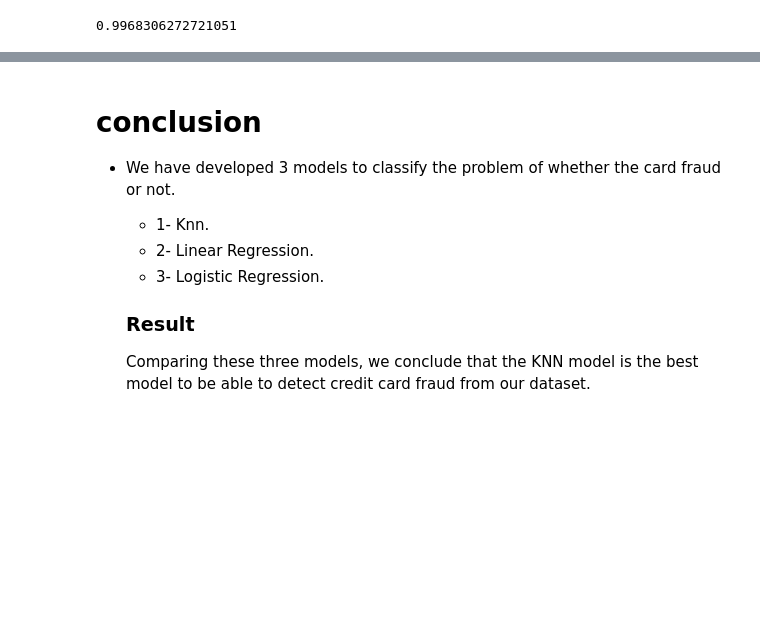
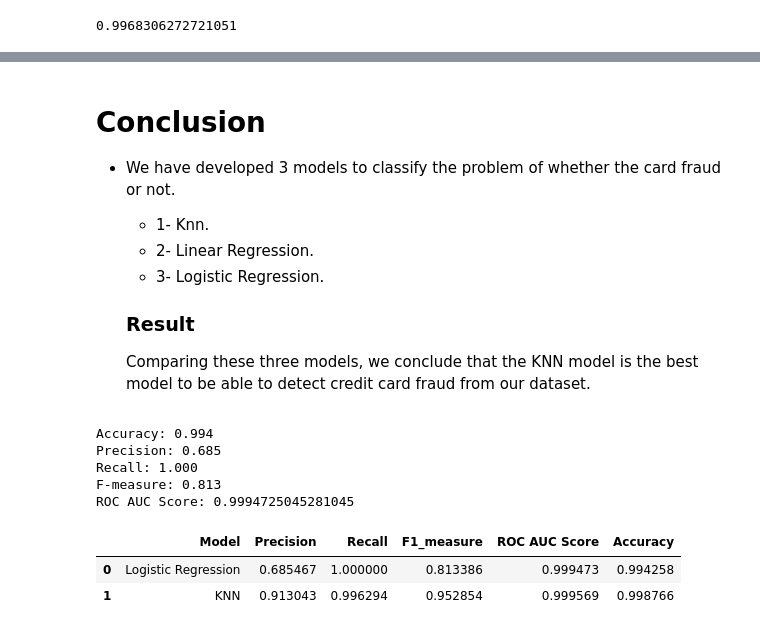
Before and after one commit to muhammed-elsherif/Machine-Learning, a Jupyter notebook: numerical.ipynb, the cells around one changed output, grey strips where cells are left out. Drawn from its saved outputs; the diff is of its cells as text; code cells hidden in the pictures; blank space fills up the shorter version.

```diff
--- a/numerical.ipynb
+++ b/numerical.ipynb
@@ -531,5 +682,5 @@ log_reg.score(X_train_os, y_train_os)
 # %% [markdown]
-# conclusion
+# Conclusion
 * We have developed 3 models to classify the problem of whether the card fraud or not.
     * 1- Knn.
     * 2- Linear Regression.
@@ -537,3 +688,42 @@ log_reg.score(X_train_os, y_train_os)
 
     ### Result
     Comparing these three models, we conclude that the KNN model is the best model to be able to detect credit card fraud from our dataset.
+# %%
+acc_train_lr = accuracy_score(y_test, y_pred_LR)
+y_pred_test_lr = log_reg.predict(X_test)
+
+acc_test_lr = accuracy_score(y_test, y_pred_test_lr)
+perc_score_lr = precision_score(y_test, y_pred_test_lr)
+rec_score_lr = recall_score(y_test, y_pred_test_lr)
+f1_score_lr = f1_score(y_test, y_pred_test_lr)
+
+y_pred_prob_lr = log_reg.predict_proba(X_test)[:, 1]
+roc_auc_score_lr =  roc_auc_score(y_test, y_pred_prob_lr)
+
+print('Accuracy: %.3f' % acc_test_lr)
+print('Precision: %.3f' % perc_score_lr)
+print('Recall: %.3f' % rec_score_lr)
+print('F-measure: %.3f' % f1_score_lr)
+print('ROC AUC Score:', roc_auc_score_lr)
+# %% [output]
+Accuracy: 0.994
+Precision: 0.685
+Recall: 1.000
+F-measure: 0.813
+ROC AUC Score: 0.9994725045281045
+# %%
+conclusion = pd.DataFrame(
+    data = {
+        'Model': ['Logistic Regression', 'KNN'],
+        'Precision':[perc_score_lr,perc_score_os],
+        'Recall':[rec_score_lr,rec_score_os],
+        'F1_measure':[f1_score_lr,f1_score_os],
+        'ROC AUC Score':[roc_auc_score_lr, roc_auc_score_os],
+        'Accuracy': [acc_test_lr, acc_test_os]
+    }
+)
+conclusion
+# %% [output]
+|  | Model | Precision | Recall | F1_measure | ROC AUC Score | Accuracy |
+| 0 | Logistic Regression | 0.685467 | 1.000000 | 0.813386 | 0.999473 | 0.994258 |
+| 1 | KNN | 0.913043 | 0.996294 | 0.952854 | 0.999569 | 0.998766 |
```
Also changed, not shown: parts of 25 cells of this notebook, 1 other file.
